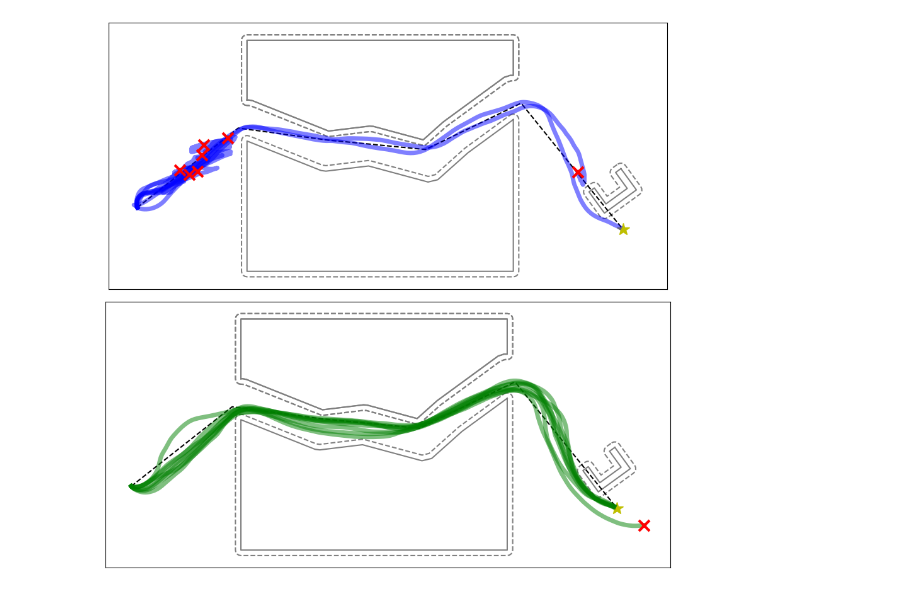
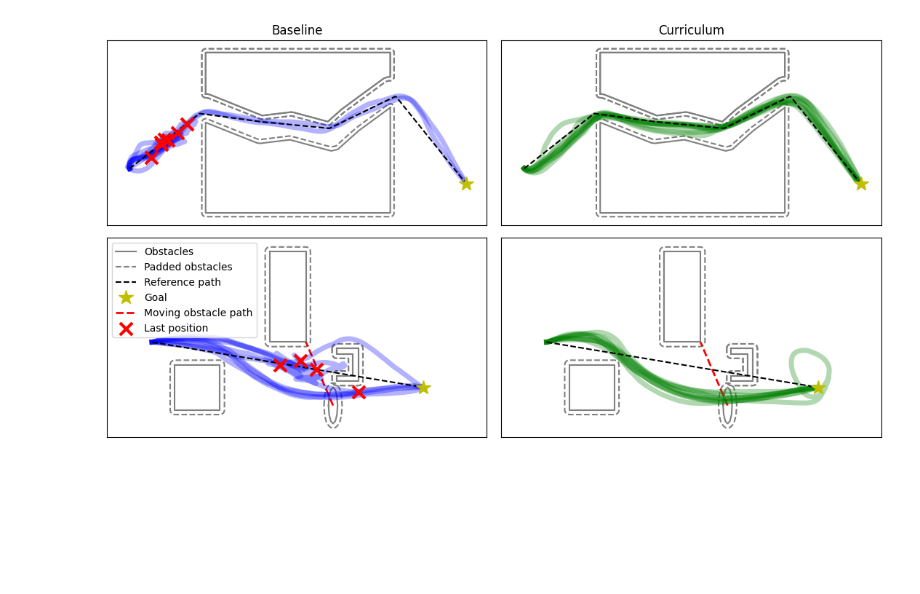
Before and after one commit to kristianceder/DRL-Traj-Planner, a Jupyter notebook: notebooks/trajectory_plots.ipynb, the cells around one changed output. Drawn from its saved outputs; the diff is of its cells as text; code cells hidden in the pictures; blank space fills up the shorter version.

Commit message:
add traj plots

```diff
--- a/notebooks/trajectory_plots.ipynb
+++ b/notebooks/trajectory_plots.ipynb
@@ -9,5 +9,6 @@ from configs import BaseConfig
 # %%
 config = BaseConfig()
 env = make_env(config, generate_map=generate_eval_map152)
+env41 = make_env(config, generate_map=generate_eval_map171)
 # %%
 _ = env.reset()
@@ -17,50 +19,104 @@ import matplotlib.pyplot as plt
 import numpy as np
 # %%
 import os
+from collections import defaultdict
+
 folder_path = "../Model/cr_experiment/trajectories"
-list_1 = []
-list_2 = []
+
+map_list = [
+    defaultdict(list),
+    defaultdict(list),
+]
 
 for filename in os.listdir(folder_path):
+    map_key = filename.split("(")[-1].split(",")[1].strip()
+    map_idx = 0 if int(map_key) == 7 else 1
+
     if filename.startswith("1"):
         file_path = os.path.join(folder_path, filename)
         loaded_traj = np.loadtxt(file_path, delimiter=",")
-        list_1.append(loaded_traj)
+        map_list[map_idx]['base'].append(loaded_traj)
     elif filename.startswith("2"):
         file_path = os.path.join(folder_path, filename)
         loaded_traj = np.loadtxt(file_path, delimiter=",")
-        list_2.append(loaded_traj)
+        map_list[map_idx]['cr'].append(loaded_traj)
+# %%
+import matplotlib as mpl
+mpl.rcParams['legend.numpoints'] = 1
 # %%
-fig, axs = plt.subplots(2, 1, figsize=(11, 9))
+fig, axs = plt.subplots(2, 2, figsize=(11, 6))
 
-for ax in axs:
+for ax in axs[0]:
     ax.set_aspect('equal', adjustable='box')
     ax.set_xticks([])
     ax.set_yticks([])
+    ax.set_xlim(-8, 42)
     plot.obstacles(ax, env.unwrapped.obstacles, fmt='gray')
     plot.obstacles(ax, env.unwrapped.obstacles, padded=True,
-                   linestyle="--", label="Padded obstacles", fmt='gray')
-    # plot.boundary(ax, env.unwrapped.boundary)
-    plot.reference_path(ax, env.unwrapped.path)
-    # plot.robot(ax, env.unwrapped.agent)
-    # plot.line(ax, env.unwrapped.traversed_positions, "b") #, label="Past path")
+                linestyle="--", label="Padded obstacles", fmt='gray')
+    plot.reference_path(ax, env.unwrapped.path, zorder=4)
 
-for traj in list_1:
-    plot.line(axs[0], traj, "b", alpha=0.5, linewidth=5)
+close_to_goal2 = False
+
+for ax in axs[1]:
+    ax.set_aspect('equal', adjustable='box')
+    ax.set_xticks([])
+    ax.set_yticks([])
+    ax.set_xlim(0, 42)
+    plot.obstacles(ax, env41.unwrapped.obstacles, fmt='gray')
+    plot.obstacles(ax, env41.unwrapped.obstacles, padded=True,
+                linestyle="--", label="Padded obstacles", fmt='gray')
+    plot.reference_path(ax, env41.unwrapped.path, zorder=4)
+    plot.line(ax, [[25., 3.], [22., 10.]], "red", linestyle="--", linewidth=2, label="Moving obstacle path")
+
+for traj in map_list[1]['base']:
+    plot.line(axs[0,0], traj, "b", alpha=0.3, linewidth=5)
     last_point = traj[-1]
-    if not ((last_point[0]- 40) < .5 and (last_point[1] + 10) < .5):
-        axs[0].scatter(last_point[0], last_point[1], marker='x',
+
+    close_to_goal = np.linalg.norm(last_point - env.unwrapped.goal.position) < 1.0
+    if not close_to_goal and not close_to_goal2:
+        axs[0,0].scatter(last_point[0], last_point[1], marker='x',
                        color='r', s=150, linewidth=3, zorder=5)
 
-for traj in list_2:
-    plot.line(axs[1], traj, "g", alpha=0.5, linewidth=5)
+for traj in map_list[1]['cr']:
+    plot.line(axs[0,1], traj, "g", alpha=0.3, linewidth=5)
     last_point = traj[-1]
-    if not ((last_point[0]- 40) < .5 and (last_point[1] + 10) < .5):
-        axs[1].scatter(last_point[0], last_point[1], marker='x',
+
+    close_to_goal = np.linalg.norm(last_point - env.unwrapped.goal.position) < 1.0
+    if not close_to_goal and not close_to_goal2:
+        axs[0,1].scatter(last_point[0], last_point[1], marker='x',
                        color='r', s=150, linewidth=3, zorder=5)
 
+has_coll = False
+for traj in map_list[0]['base']:
+    plot.line(axs[1,0], traj, "b", alpha=0.3, linewidth=5)
+    last_point = traj[-1]
+
+    close_to_goal = np.linalg.norm(last_point - env41.unwrapped.goal.position) < 1.0
+    if not close_to_goal and not close_to_goal2:
+        if not has_coll:
+            has_coll = True
+            axs[1,0].scatter(last_point[0], last_point[1], marker='x',
+                        color='r', s=150, linewidth=3, zorder=5, label="Last position")
+        else:
+            axs[1,0].scatter(last_point[0], last_point[1], marker='x',
+                        color='r', s=150, linewidth=3, zorder=5)
+
+for traj in map_list[0]['cr']:
+    plot.line(axs[1,1], traj, "g", alpha=0.3, linewidth=5)
+    last_point = traj[-1]
+
+    close_to_goal = np.linalg.norm(last_point - env41.unwrapped.goal.position) < 1.0
+    if not close_to_goal and not close_to_goal2:
+        axs[1,1].scatter(last_point[0], last_point[1], marker='x',
+                       color='r', s=150, linewidth=3, zorder=5)
+
+axs[0,0].set_title("Baseline")
+axs[0,1].set_title("Curriculum")
+axs[1,0].legend(loc="upper left", numpoints=1)
+
 plt.tight_layout()
-
-# TODO do this for different starting points
+plt.savefig("../figures/trajectory_comparison.png")
+plt.show()
 # %% [output]
-[figure, old version]
+[figure, new version]
```
Also changed, not shown: parts of 1 cell of this notebook, 2 other files.
